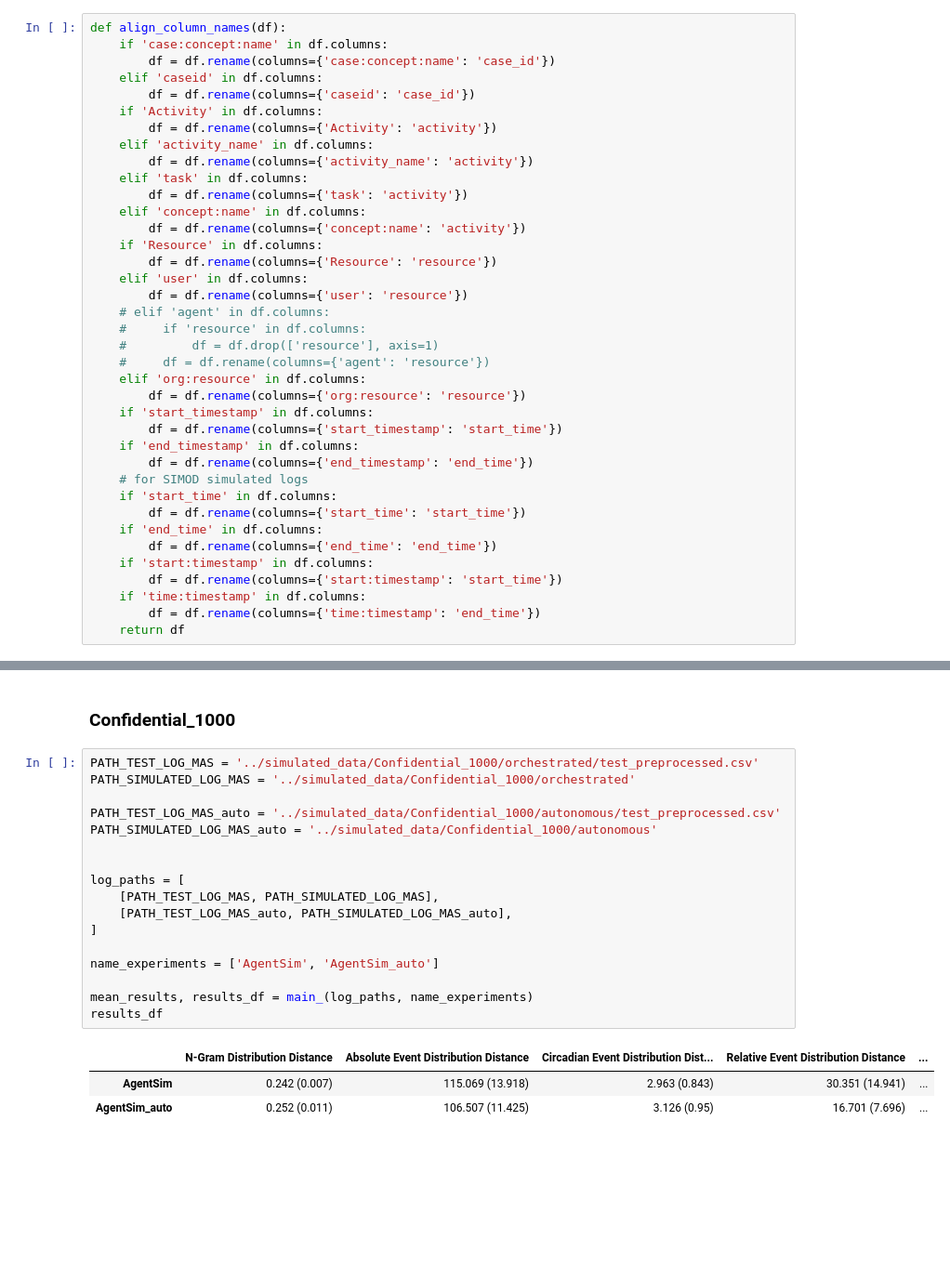
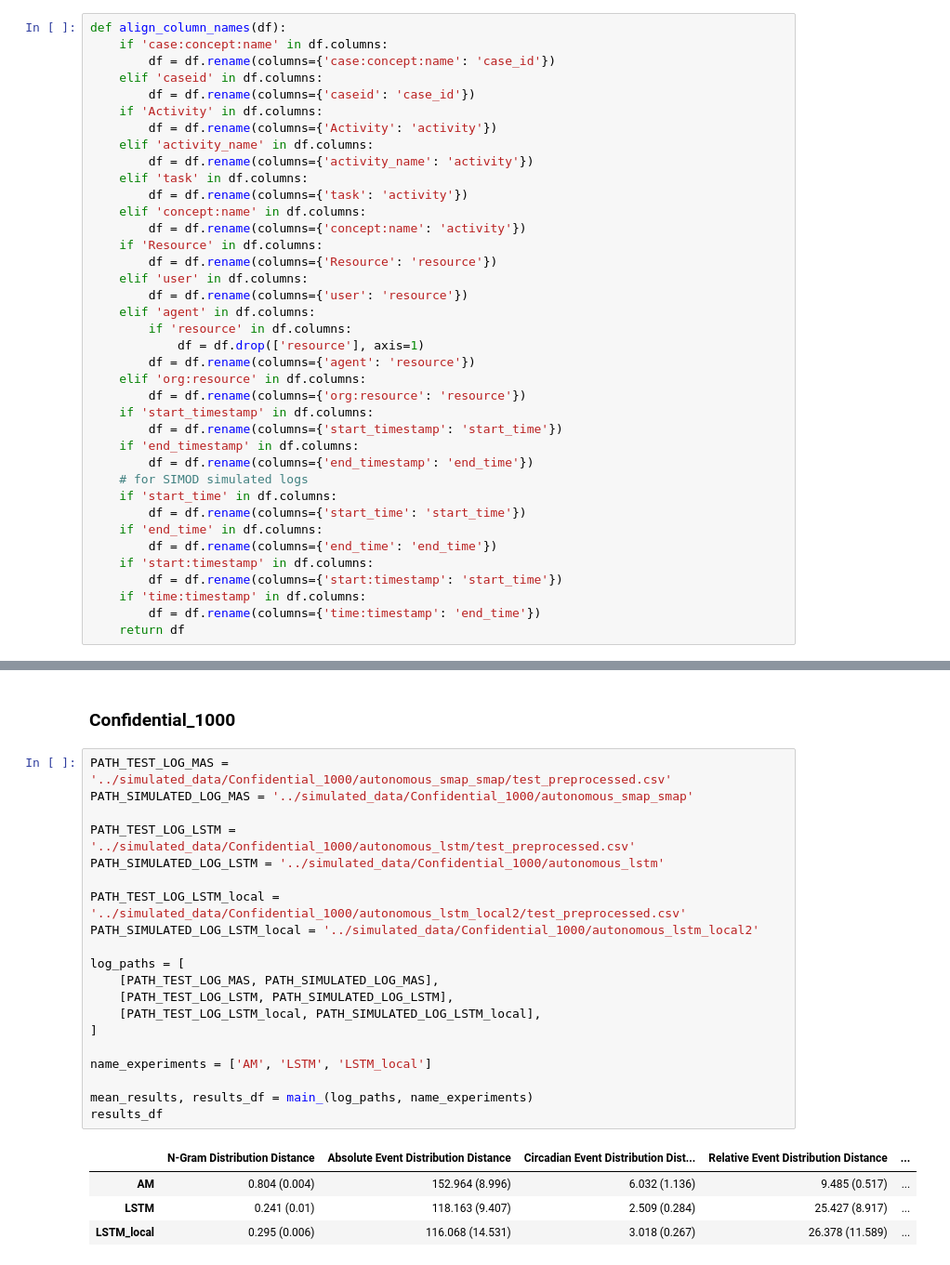
Before and after one commit to wekesaclinton/agentsimulator-bpm, a Jupyter notebook: analysis_notebooks/evaluation.ipynb, the cells around one changed output, grey strips where cells are left out. Shown at 93% size. Saved outputs shown, nothing was run; the diff lists cells and outputs as text; blank space fills up the shorter version.

```diff
--- a/analysis_notebooks/evaluation.ipynb
+++ b/analysis_notebooks/evaluation.ipynb
@@ -62,10 +60,10 @@ def align_column_names(df):
         df = df.rename(columns={'Resource': 'resource'})
     elif 'user' in df.columns:
         df = df.rename(columns={'user': 'resource'})
-    # elif 'agent' in df.columns:
-    #     if 'resource' in df.columns:
-    #         df = df.drop(['resource'], axis=1)
-    #     df = df.rename(columns={'agent': 'resource'})
+    elif 'agent' in df.columns:
+        if 'resource' in df.columns:
+            df = df.drop(['resource'], axis=1)
+        df = df.rename(columns={'agent': 'resource'})
     elif 'org:resource' in df.columns:
         df = df.rename(columns={'org:resource': 'resource'})
     if 'start_timestamp' in df.columns:
@@ -490,23 +328,27 @@ results_df
 # %% [markdown]
 ### Confidential_1000
 # %%
-PATH_TEST_LOG_MAS = '../simulated_data/Confidential_1000/orchestrated/test_preprocessed.csv'
-PATH_SIMULATED_LOG_MAS = '../simulated_data/Confidential_1000/orchestrated'
+PATH_TEST_LOG_MAS = '../simulated_data/Confidential_1000/autonomous_smap_smap/test_preprocessed.csv'
+PATH_SIMULATED_LOG_MAS = '../simulated_data/Confidential_1000/autonomous_smap_smap'
 
-PATH_TEST_LOG_MAS_auto = '../simulated_data/Confidential_1000/autonomous/test_preprocessed.csv'
-PATH_SIMULATED_LOG_MAS_auto = '../simulated_data/Confidential_1000/autonomous'
+PATH_TEST_LOG_LSTM = '../simulated_data/Confidential_1000/autonomous_lstm/test_preprocessed.csv'
+PATH_SIMULATED_LOG_LSTM = '../simulated_data/Confidential_1000/autonomous_lstm'
 
+PATH_TEST_LOG_LSTM_local = '../simulated_data/Confidential_1000/autonomous_lstm_local2/test_preprocessed.csv'
+PATH_SIMULATED_LOG_LSTM_local = '../simulated_data/Confidential_1000/autonomous_lstm_local2'
 
 log_paths = [
     [PATH_TEST_LOG_MAS, PATH_SIMULATED_LOG_MAS],
-    [PATH_TEST_LOG_MAS_auto, PATH_SIMULATED_LOG_MAS_auto],
+    [PATH_TEST_LOG_LSTM, PATH_SIMULATED_LOG_LSTM],
+    [PATH_TEST_LOG_LSTM_local, PATH_SIMULATED_LOG_LSTM_local],
 ]
 
-name_experiments = ['AgentSim', 'AgentSim_auto']
+name_experiments = ['AM', 'LSTM', 'LSTM_local']
 
 mean_results, results_df = main_(log_paths, name_experiments)
 results_df
 # %% [output]
 |  | N-Gram Distribution Distance | Absolute Event Distribution Distance | Circadian Event Distribution Dist... | Relative Event Distribution Distance | ... |
-| AgentSim | 0.242 (0.007) | 115.069 (13.918) | 2.963 (0.843) | 30.351 (14.941) | ... |
-| AgentSim_auto | 0.252 (0.011) | 106.507 (11.425) | 3.126 (0.95) | 16.701 (7.696) | ... |
+| AM | 0.804 (0.004) | 152.964 (8.996) | 6.032 (1.136) | 9.485 (0.517) | ... |
+| LSTM | 0.241 (0.01) | 118.163 (9.407) | 2.509 (0.284) | 25.427 (8.917) | ... |
+| LSTM_local | 0.295 (0.006) | 116.068 (14.531) | 3.018 (0.267) | 26.378 (11.589) | ... |
```
Also changed, not shown: parts of 40 cells of this notebook.
